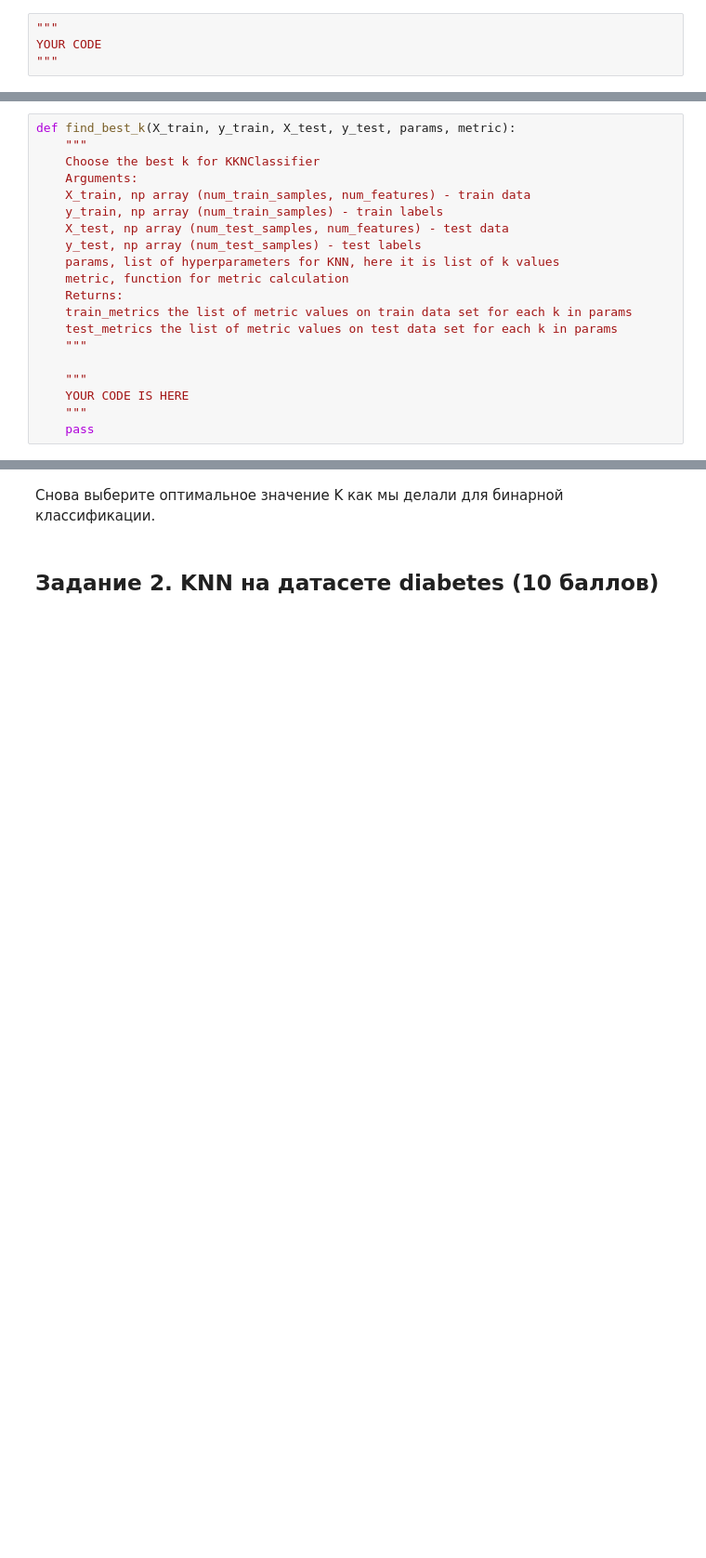
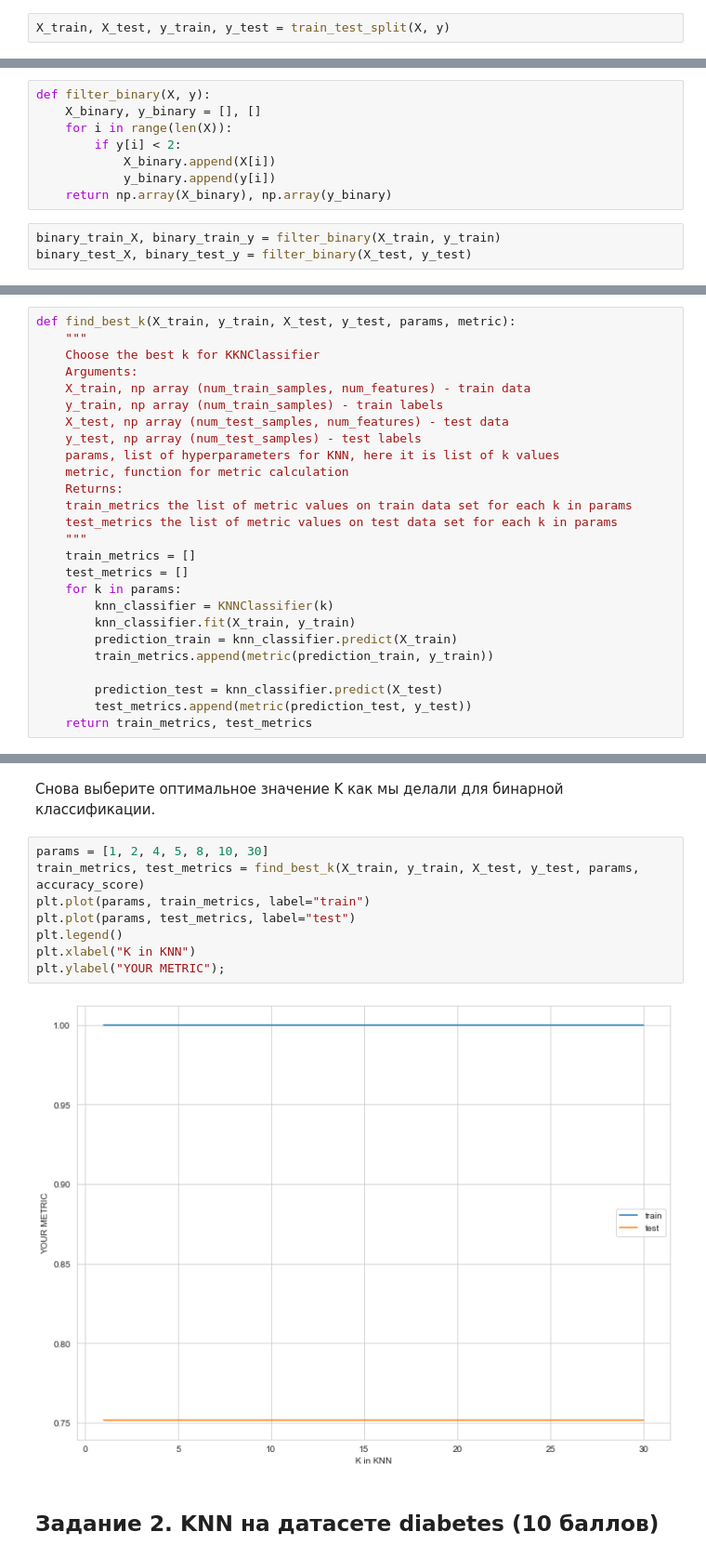
Before and after one commit to aberdichevskaya/ML_BI, a Jupyter notebook: hw1/code/KNN.ipynb, the cells around one changed output, grey strips where cells are left out. Shown: that part at 93% size. Saved outputs shown, nothing was run; the diff lists cells and outputs as text; blank space fills up the shorter version.

```diff
--- a/hw1/code/KNN.ipynb
+++ b/hw1/code/KNN.ipynb
@@ -74,9 +99,7 @@ YOUR CODE
 # %% [markdown]
 Разделите данные на тренировочную и тестовую выборки, размеры тестовой выборки выберите сами. Здесь вам может помочь функция `train_test_split`
 # %%
-"""
-YOUR CODE
-"""
+X_train, X_test, y_train, y_test = train_test_split(X, y)
 # %% [markdown]
 ### 1.4. KNN для бинарной классификации (6 баллов)
 # %% [markdown]
@@ -88,3 +107,14 @@ YOUR CODE
+# %%
+def filter_binary(X, y):
+    X_binary, y_binary = [], []
+    for i in range(len(X)):
+        if y[i] < 2:
+            X_binary.append(X[i])
+            y_binary.append(y[i])
+    return np.array(X_binary), np.array(y_binary)
+# %%
+binary_train_X, binary_train_y = filter_binary(X_train, y_train)
+binary_test_X, binary_test_y = filter_binary(X_test, y_test)
 # %% [markdown]
 И вот мы подготовили данные, но модели у нас пока что нет. В нескольких занятиях нашего курса вам придется самостоятельно реализовывать какие-то алгоритмы машинного обучения, а потом сравнивать их с готовыми библиотечными решениями. В остальных заданиях реализовывать алгоритмы будет не обязательно, но может быть полезно, поэтому часто это будут задания на дополнительные баллы, но главное не это, а понимание работы алгоритма после его реализации с нуля на простом numpy. Также это все потом можно оформить в виде репозитория ml_from_scratch и хвастаться перед друзьями.
 # %%
@@ -163,11 +207,17 @@ def find_best_k(X_train, y_train, X_test, y_test, params, metric):
     train_metrics the list of metric values on train data set for each k in params
     test_metrics the list of metric values on test data set for each k in params
     """
+    train_metrics = []
+    test_metrics = []
+    for k in params:
+        knn_classifier = KNNClassifier(k)
+        knn_classifier.fit(X_train, y_train)
+        prediction_train = knn_classifier.predict(X_train)
+        train_metrics.append(metric(prediction_train, y_train))
 
-    """
-    YOUR CODE IS HERE
-    """
-    pass
+        prediction_test = knn_classifier.predict(X_test)
+        test_metrics.append(metric(prediction_test, y_test))
+    return train_metrics, test_metrics
 # %%
 params = [1, 2, 4, 5, 8, 10, 30]
 train_metrics, test_metrics = find_best_k(binary_train_X, binary_train_y, binary_test_X, binary_test_y, params, accuracy_score)
@@ -196,5 +264,15 @@ multiclass_accuracy(predictions, y_test)
 # %% [markdown]
 Снова выберите оптимальное значение K как мы делали для бинарной классификации.
+# %%
+params = [1, 2, 4, 5, 8, 10, 30]
+train_metrics, test_metrics = find_best_k(X_train, y_train, X_test, y_test, params, accuracy_score)
+plt.plot(params, train_metrics, label="train")
+plt.plot(params, test_metrics, label="test")
+plt.legend()
+plt.xlabel("K in KNN")
+plt.ylabel("YOUR METRIC");
+# %% [output]
+[figure, added]
 # %% [markdown]
 ## Задание 2. KNN на датасете diabetes (10 баллов)
 # %% [markdown]
```
Also changed, not shown: parts of 15 cells of this notebook, 2 other files.
